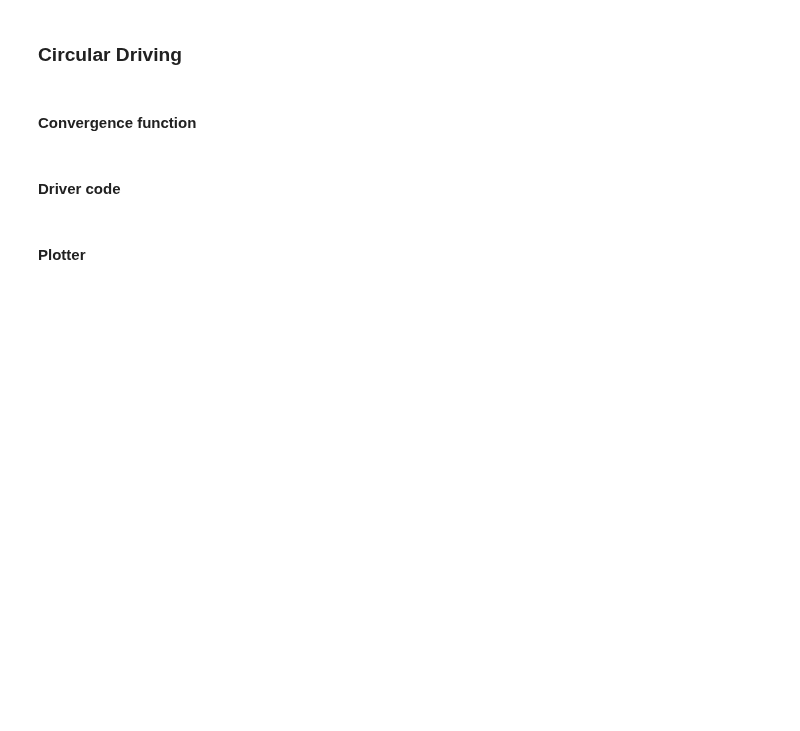
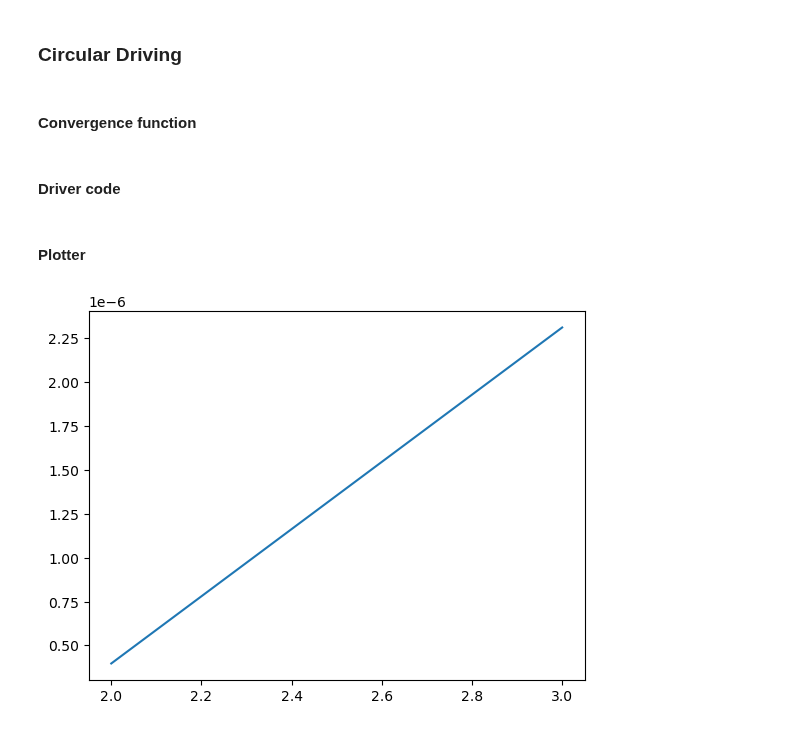
Before and after one commit to FazinHan/quantum-simulation, a Jupyter notebook: main.ipynb, the cells around one changed output. Saved outputs shown, nothing was run; the diff lists cells and outputs as text; code cells hidden in the pictures; blank space fills up the shorter version.

```diff
--- a/main.ipynb
+++ b/main.ipynb
@@ -480,7 +480,7 @@ for num_layers in layers:
 # try:
     for step in range(1, k + 1):
 
-        result = minimize_parallel(cost_func_vqd, x0, args=(U_T, ansatz, prev_states, step, betas, estimator, observable))#, method="bfgs")
+        result = minimize(cost_func_vqd, x0, args=(U_T, ansatz, prev_states, step, betas, estimator, observable), method="bfgs")
 
 
         prev_opt_parameters = result.x
@@ -505,6 +505,19 @@ t1 = time.perf_counter()
 # %% [markdown]
 #### Plotter
 # %%
+import numpy as np
 import matplotlib.pyplot as plt
-plt.plot(layers, costs)
+
+filepath = './outputs/data.npz'
+
+with open(filepath,'rb') as file:
+    data = np.load(file)
+
+    layers = data['layers']
+    costs = data['costs']
+
+plt.plot(layers[1:],costs[1:])
+# plt.xlim(2,3)
 plt.show()
+# %% [output]
+[figure, added]
```
